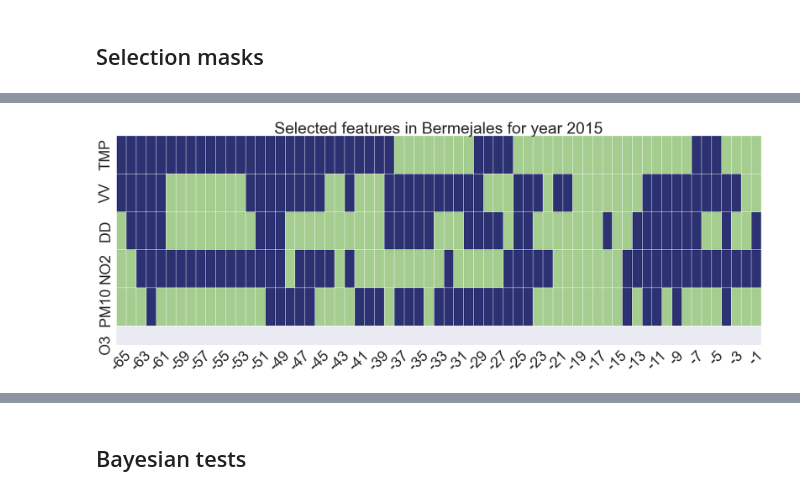
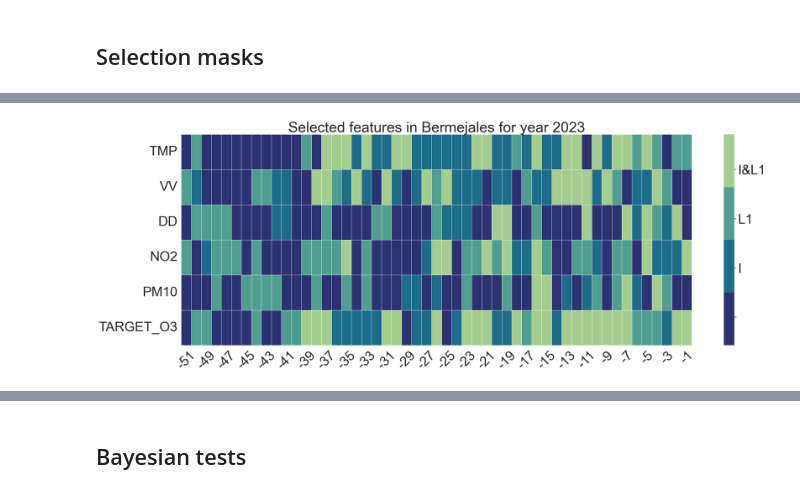
Before and after one commit to manjimnav/ResSelNet, a Jupyter notebook: analysis.ipynb, the cells around one changed output, grey strips where cells are left out. Drawn from its saved outputs; the diff is of its cells as text; code cells hidden in the pictures.

```diff
--- a/analysis.ipynb
+++ b/analysis.ipynb
@@ -58,2 +37,3 @@ best_by_year[(best_by_year.dataset_params_test_year>2005) | (best_by_year.datase
 # %%
-best_by_year[(best_by_year.dataset_params_test_year>2005) | (best_by_year.dataset_params_test_year.isna())].groupby(['dataset', 'model_name'], dropna=False)[["root_mean_squared_error", "mean_squared_error", "mean_absolute_error", "duration", 'n_features', 'dataset_params_seq_len']].mean().reset_index().pivot(index = 'dataset', columns='model_name', values=["n_features" , "duration"]).round(1).to_excel("results_resselnet_duration4.xlsx")
+best_results = get_best_results(total_metrics)
+best_results.groupby(['dataset', 'model_name'], dropna=False)[["rmse", "mse", "mae", "duration", 'n_features', 'dataset_params_seq_len']].mean().reset_index().pivot(index = 'dataset', columns='model_name', values=['mae', 'mse', 'rmse', 'dataset_params_seq_len']).round(1)#[["TFF", "TLSTM"]]#.to_latex()
@@ -62,10 +66,0 @@ best_by_year[(best_by_year.dataset_params_test_year>2005) | (best_by_year.datase
-# %%
-model_params = [col for col in total_metrics.columns if 'model_params' in col or 'selection_params' in col]
-grouped = total_metrics.groupby(['dataset', 'selection_name', 'model_name', *model_params], dropna=False)[["root_mean_squared_error_valid"]].mean()
-best_index = grouped.loc[grouped.groupby(['dataset', 'selection_name', 'model_name', 'selection_params_residual'], dropna=False).root_mean_squared_error_valid.idxmin()].index
-
-total_metrics_indexed = total_metrics.set_index(['dataset', 'selection_name', 'model_name',*model_params])
-
-best_by_year = total_metrics_indexed.loc[best_index, ['root_mean_squared_error', 'mean_absolute_error', 'mean_squared_error', 'dataset_params_test_year', 'dataset_params_seq_len', 'features', 'selected_features', 'duration', 'n_features']].reset_index()
-
-best_by_year[(best_by_year.dataset_params_test_year>2005) | (best_by_year.dataset_params_test_year.isna())].groupby(['dataset', 'model_name'], dropna=False)[["root_mean_squared_error", "mean_squared_error", "mean_absolute_error", "duration", 'n_features']].mean().reset_index().pivot(index = 'dataset', columns='model_name', values=['mean_absolute_error', 'n_features']).round(1)#[["TFF", "TLSTM"]]#.to_latex()
@@ -85,8 +68,8 @@ best_by_year[(best_by_year.dataset_params_test_year>2005) | (best_by_year.datase
 sns.set(font_scale=1.4, style='white')
 plt.figure(figsize=(20,20))
 #total_metrics.loc[:, 'selection_params_residual'] = total_metrics.loc[:, 'selection_params_residual'].fillna(False)
-total_metrics = total_metrics.rename({'model_name': 'Model', 'root_mean_squared_error': 'RMSE', 'n_features': '# Features'}, axis=1)
-g = sns.catplot(data=total_metrics, kind='box', x='dataset', y="mean_absolute_error", col='dataset', hue='Model', sharex=False, sharey=False, col_wrap=3, legend=True)#.set_yscale("log")
+total_metrics_renamed = total_metrics.rename({'model_name': 'Model', 'rmse': 'RMSE', 'n_features': '# Features'}, axis=1)
+g = sns.catplot(data=total_metrics_renamed, kind='box', x='dataset', y="RMSE", col='dataset', hue='Model', sharex=False, sharey=False, col_wrap=3, legend=True)#.set_yscale("log")
 g.set(xlabel=None)
 g.set_titles(template='')
 plt.show()
@@ -96,9 +79,8 @@ plt.show()
 # %%
 sns.set(font_scale=1.4, style='white')
 plt.figure(figsize=(20,20))
-total_metrics.loc[:, 'selection_params_residual'] = total_metrics.loc[:, 'selection_params_residual'].fillna(False)
 
-g = sns.catplot(data=total_metrics, kind='box', x='dataset', y="# Features", col='dataset', hue='Model', sharex=False, sharey=False, col_wrap=3, legend=True)#.set_yscale("log")
+g = sns.catplot(data=total_metrics_renamed, kind='box', x='dataset', y="# Features", col='dataset', hue='Model', sharex=False, sharey=False, col_wrap=3, legend=True)#.set_yscale("log")
 g.set(xlabel=None)
 g.set_titles(template='')
 #plt.savefig('figures/boxplot_Features.png')
@@ -110,37 +92,66 @@ plt.show()
 # %% [markdown]
 ## Selection masks
 # %%
-sns.set(font_scale=3.5)
-best_by_year_selected = best_by_year[best_by_year.dataset_params_test_year>2005]
+sns.set(font_scale=3.2)
+import numpy as np
+from matplotlib.colors import ListedColormap
 
-fetures_list = []#['tmp', 'vv', 'dd', 'no2', 'pm10', 'o3']
-for dataset in best_by_year_selected.dataset.unique():
-    results_tsl_dataset = best_by_year_selected[(best_by_year_selected.dataset==dataset) & (best_by_year_selected.model_name=='TLSTM')].sort_values('dataset_params_test_year')
-    results_tsl_dataset1 = best_by_year_selected[best_by_year_selected['dataset_params_test_year']==2015]
-    features = results_tsl_dataset.features.apply(eval).apply(np.array).values[0]
-    selected_features = results_tsl_dataset.selected_features.apply(eval).apply(np.array).values[0]
+model_name = 'TLSTMRes'
+
+features_list = ['tmp', 'vv', 'dd', 'no2', 'pm10', 'target_o3']#['tmp', 'vv', 'dd', 'no2', 'pm10', 'o3']
+for dataset in best_results.dataset.unique():
+    results_tsl_dataset = best_results[(best_results.dataset==dataset) & (best_results.model_name==model_name)].sort_values('dataset_params_test_year')
+    results_tsl_dataset_2023 = results_tsl_dataset[best_results['dataset_params_test_year']==2023]
+    selected_features = results_tsl_dataset_2023.selected_features.apply(eval).iloc[0]
 
     selection_masks = []
-    for feat in fetures_list:
 
-        feats = features[np.core.defchararray.find(features, feat)!=-1]
-        if len(feats)==0:
-            continue
-        sfeats = selected_features[np.core.defchararray.find(selected_features, feat)!=-1]
+    seq_lens = []
+    for level, mask in selected_features.items():
+        seq_lens.extend([int(name.split('t-')[1]) for name in mask])
+    maximum_seq_len = max(seq_lens)
 
+    level_score = [0, 1, 3]
 
-        mask = np.isin(feats, sfeats).astype(np.uint)
-        selection_masks.append(mask)
+    for feat in features_list:
+
+        mask_by_level = np.zeros((maximum_seq_len,))
+        for i, (level, mask) in enumerate(selected_features.items()):
+
+            mask = np.array(mask)
+            feats = np.array([f'{feat} t-{t}'for t in range (maximum_seq_len, 0, -1)])
+
+            sfeats = mask[np.core.defchararray.find(mask, feat)!=-1]
+
+            mask_selected = np.isin(feats, sfeats).astype(np.uint)
+            mask_selected[mask_selected>0] += level_score[i]
+            mask_by_level += mask_selected
+
+        selection_masks.append(mask_by_level)
 
     selection_masks = np.stack(selection_masks)
     print(selection_masks.sum()/(selection_masks.shape[0]*selection_masks.shape[1]))
     fig, ax = plt.subplots(figsize=(30,10))
 
-    ax.set_title(f'Selected features in {dataset} for year 2015')
-    cmap = sns.cm.crest_r
+    ax.set_title(f'Selected features in {dataset[:-4]} for year 2023')
+
+    number_of_levels = int(np.max(selection_masks))+1
+
+    cmap_crest = sns.cm.crest_r
+    cmap = ListedColormap(cmap_crest.colors[::(len(cmap_crest.colors)-1)//(number_of_levels-1)])
     feats[-2::-2] = ''
-    g = sns.heatmap(selection_masks, yticklabels=list(map(lambda x: x.upper(), fetures_list)),cmap=cmap, xticklabels=list(map(lambda f: f.replace('target_o3 t', ''), feats.tolist())), cbar=False, linewidth=.5, ax=ax)
+    g = sns.heatmap(selection_masks, yticklabels=list(map(lambda x: x.upper(), features_list)),cmap=cmap, xticklabels=list(map(lambda f: f.replace('target_o3 t', ''), feats.tolist())), linewidth=.5, ax=ax)
     plt.xticks(rotation=45)
+
+    colorbar = g.collections[0].colorbar
+
+    positions = np.array([0.4, 1.1, 1.8, 2.5, 3.2, 3.9, 4.6, 5.1, 5.8])
+    levels = np.array(['', 'I', 'L1', "I&L1", "L2", "I&L2", "L1&L2", "I&L1&L2"])
+    colorbar.set_ticks(positions[:number_of_levels])
+    colorbar.set_ticklabels(levels[:number_of_levels])
+
     fig = g.get_figure()
-    fig.savefig(f"figures/SelectionMasks/Ozone_{dataset}.png", bbox_inches='tight')
+
+
+    #fig.savefig(f"figures/SelectionMasks/Ozone_{dataset}.png", bbox_inches='tight')
 # %% [output]
@@ -154 +165 @@ for dataset in best_by_year_selected.dataset.unique():
-[figure, old version]
+[figure, new version]
```
Also changed, not shown: parts of 11 cells of this notebook, 3 other files.
